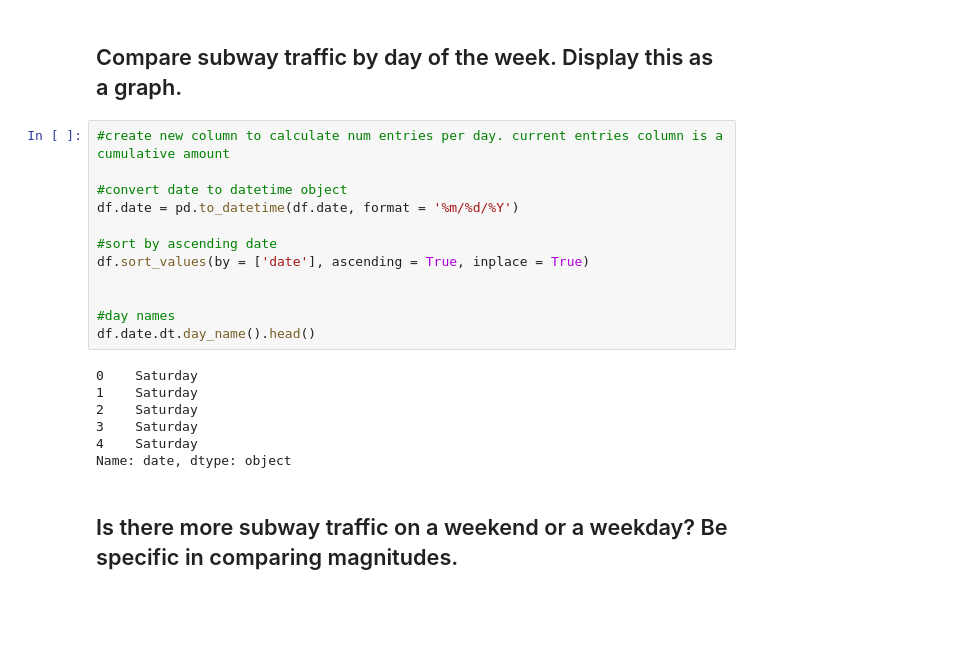
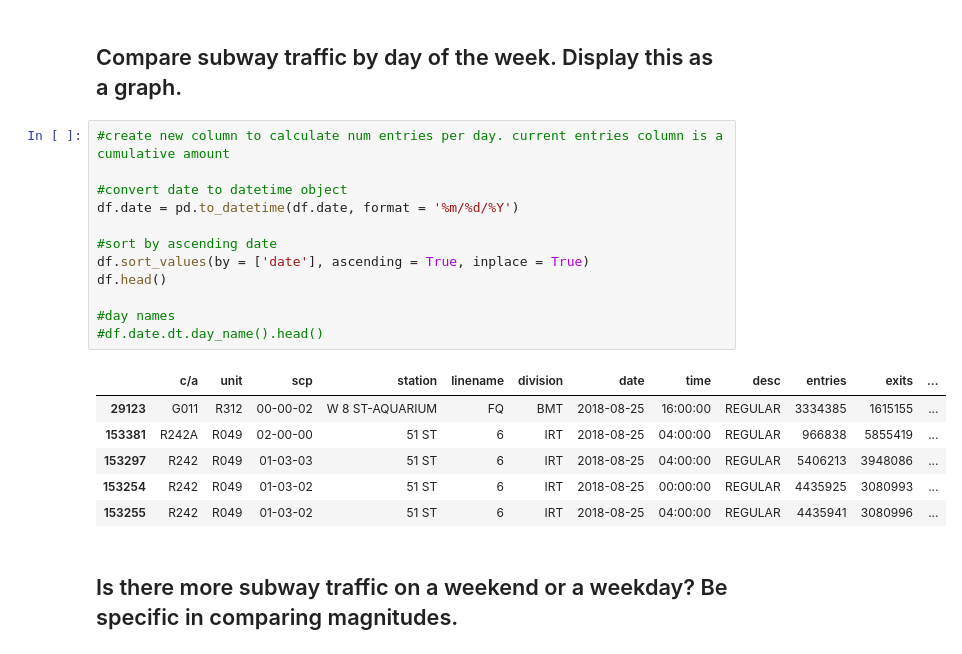
Before and after one commit to kylegwlawrence/dsc-0-03-08-understanding-pandas-series-and-dataframes-lab-online-ds-sp-000, a Jupyter notebook: index.ipynb, the cells around one changed output. Drawn from its saved outputs; the diff is of its cells as text; blank space fills up the shorter version.

```diff
--- a/index.ipynb
+++ b/index.ipynb
@@ -145,22 +145,22 @@ list(df.columns)
 # %%
 #create new column to calculate num entries per day. current entries column is a cumulative amount
 
 #convert date to datetime object
 df.date = pd.to_datetime(df.date, format = '%m/%d/%Y')
 
 #sort by ascending date
 df.sort_values(by = ['date'], ascending = True, inplace = True)
-
+df.head()
 
 #day names
-df.date.dt.day_name().head()
+#df.date.dt.day_name().head()
 # %% [output]
-0    Saturday
-1    Saturday
-2    Saturday
-3    Saturday
-4    Saturday
-Name: date, dtype: object
+|  | c/a | unit | scp | station | linename | division | date | time | desc | entries | exits | ... |
+| 29123 | G011 | R312 | 00-00-02 | W 8 ST-AQUARIUM | FQ | BMT | 2018-08-25 | 16:00:00 | REGULAR | 3334385 | 1615155 | ... |
+| 153381 | R242A | R049 | 02-00-00 | 51 ST | 6 | IRT | 2018-08-25 | 04:00:00 | REGULAR | 966838 | 5855419 | ... |
+| 153297 | R242 | R049 | 01-03-03 | 51 ST | 6 | IRT | 2018-08-25 | 04:00:00 | REGULAR | 5406213 | 3948086 | ... |
+| 153254 | R242 | R049 | 01-03-02 | 51 ST | 6 | IRT | 2018-08-25 | 00:00:00 | REGULAR | 4435925 | 3080993 | ... |
+| 153255 | R242 | R049 | 01-03-02 | 51 ST | 6 | IRT | 2018-08-25 | 04:00:00 | REGULAR | 4435941 | 3080996 | ... |
 # %% [markdown]
 ## Is there more subway traffic on a weekend or a weekday?    Be specific in comparing magnitudes.
 # %%
```
